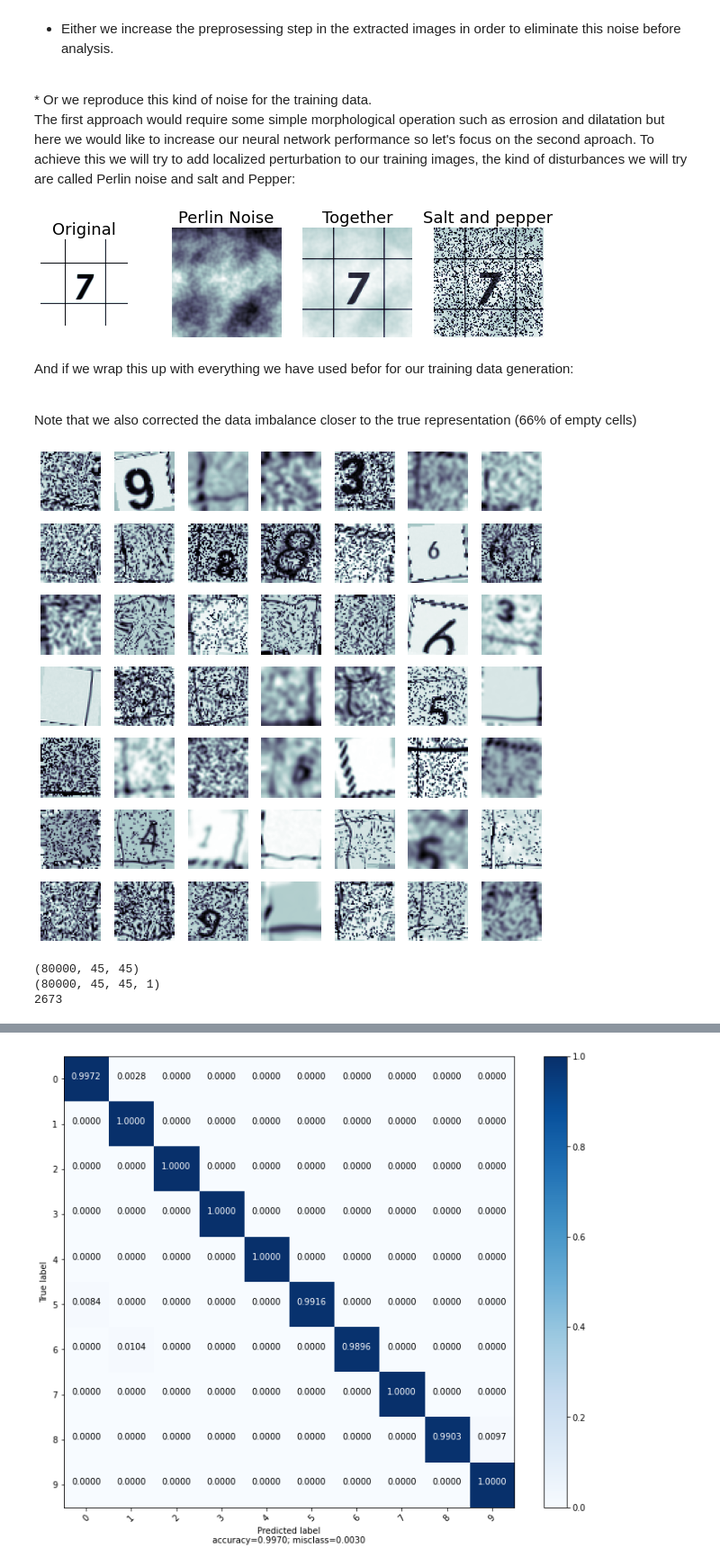
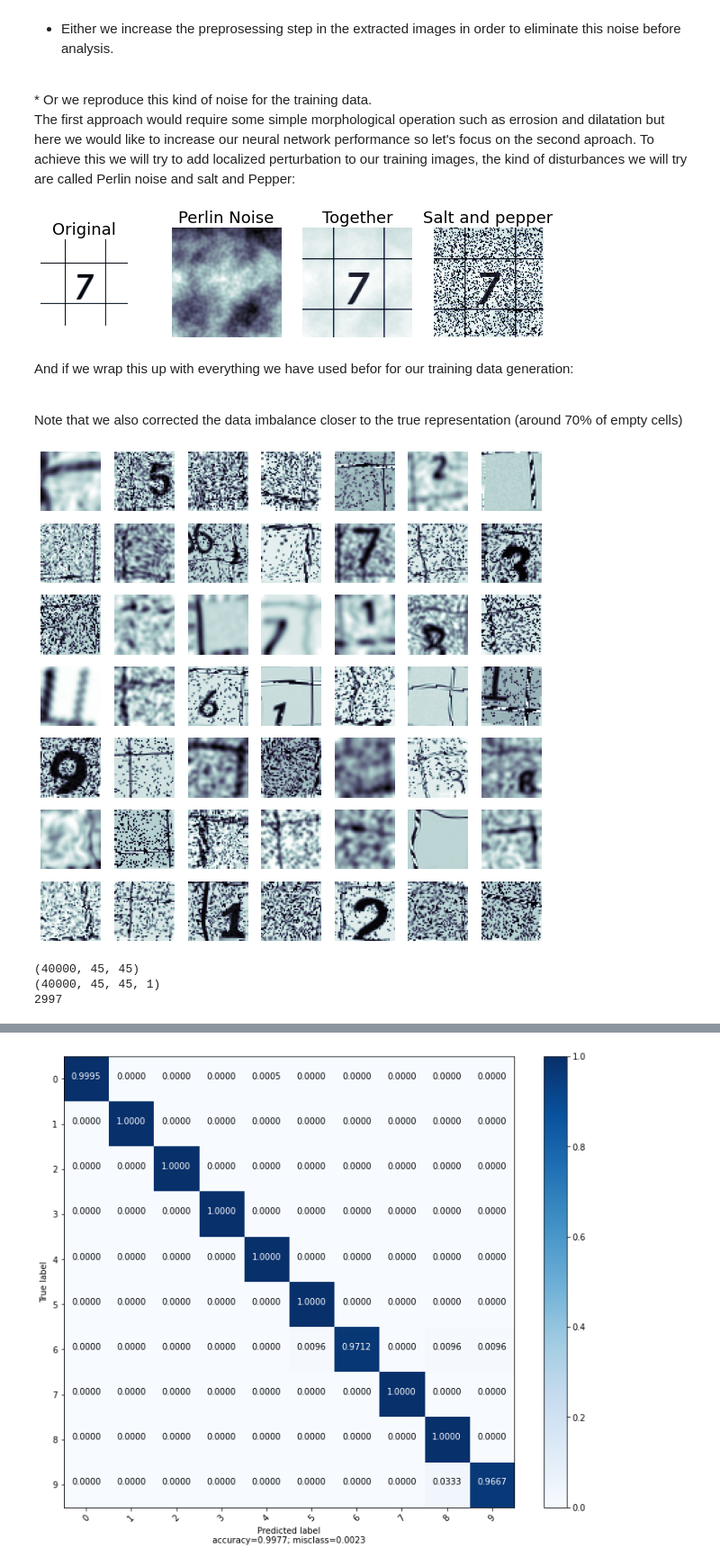
Before and after one commit to simonjuleseric2/Deep-learning-and-backtracking-sudoku, a Jupyter notebook: digit_generation&training.ipynb, the cells around one changed output, grey strips where cells are left out. Shown at 90% size. Drawn from its saved outputs; the diff is of its cells as text; code cells hidden in the pictures.

```diff
--- a/digit_generation&training.ipynb
+++ b/digit_generation&training.ipynb
@@ -179,8 +183,8 @@ def add_noise(img):
     return noisy.astype('uint8')
 
 def get_image_part(img, cell_size):
-    x=np.random.randint(19, 40)
-    y=np.random.randint(19, 40)
+    x=np.random.randint(12, 46)
+    y=np.random.randint(12, 46)
     img=img[x:x+cell_size, y:y+cell_size]
     return img
 
@@ -251,7 +255,7 @@ def create_data(length, list_of_font, threshold=True, consider_empty=True):
 list_of_font=glob.glob('font2/*.ttf')
 
 
-n=50000 #Number of image to generate
+n=36000 #Number of image to generate
 #n=50
 xx, yy=create_data(n, list_of_font, False)
 # %% [markdown]
@@ -286,9 +290,9 @@ Model building and training:
 # %%
 
 #validation Data:
-yy_lab=np.load('data_npy/tot_labels33.npy')
+yy_lab=np.load('data_npy/tot_labels37.npy')
 y_test=np.array(yy_lab)
-x_test=np.load('data_npy/tot_img33.npy')
+x_test=np.load('data_npy/tot_img37.npy')
 
 num_classes=10
 #y_test = keras.utils.to_categorical(yy_lab, num_classes)
@@ -451,9 +450,9 @@ Here we try to access how robust our model is in recognising cell images extract
 # %%
 #Load data from real sudoku grids:
 
-yy_lab=np.load('data_npy/tot_labels33.npy')
+yy_lab=np.load('data_npy/tot_labels37.npy')
 yy_lab=np.array(yy_lab)
-raw_img=np.load('data_npy/tot_img33.npy')
+raw_img=np.load('data_npy/tot_img37.npy')
 xx_1=raw_img
 # %%
 y_x = keras.utils.to_categorical(yy_lab, num_classes)
@@ -753,12 +746,13 @@ plt.axis('off')
 plt.savefig('plots/added_noise2.png' , bbox_inches='tight')
 plt.show()
 # %% [output]
-[figure, old version]
+[figure, new version]
 # %% [markdown]
 And if we wrap this up with everything we have used befor for our training data generation:
 
 <br>
-Note that we also corrected the data imbalance closer to the true representation (66% of empty cells)
+Note that we also corrected the data imbalance closer to the true representation (around 70% of empty cells)
+<br>
 # %%
 
 def perlin_noise(img):
@@ -802,7 +796,7 @@ def salt_pepper(image):
 
     row,col = image.shape
     s_vs_p = np.random.randint(0, 9)/10
-    amount = np.random.randint(0, 6)/10
+    amount = np.random.randint(0, 5)/10
     out = np.copy(image)
         # Salt mode
     num_salt = np.ceil(amount * image.size * s_vs_p)
@@ -878,42 +872,44 @@ def create_data2(length, list_of_font, threshold=True, consider_empty=True):
         radii=lst_radius[np.random.randint(0, 5)]
 
         if np.random.random_sample()>0.6:
             img = cv2.GaussianBlur(img, (radii, radii), 0)
 
         img=elastic_transform(img, np.random.randint(0, 80), np.random.randint(5, 10), random_state=None)
 
         x_img[i, :, :]=img
         #plt.imshow(img, cmap='bone')
         #plt.show()
 
     return x_img, y_label
 
 
-n=80000 #Number of image to generate
+n=40000 #Number of image to generate
 #n=60
+list_of_font=glob.glob('font2/*.ttf')
+
 xx, yy=create_data2(n, list_of_font, False)
 
 f = plt.figure(figsize=(10,10))
 
 num_img=49
 n, m=int(np.sqrt(num_img)), int(np.sqrt(num_img))
 
 
 for i in range(1, num_img+1):
     f.add_subplot(n,m, i)
     plt.imshow(xx[i, :, :], cmap='bone')
     plt.axis('off')
 
-plt.savefig('plots/digits4.png' , bbox_inches='tight')
+#plt.savefig('plots/digits4.png' , bbox_inches='tight')
 plt.show()
 # %% [output]
-[figure, old version]
+[figure, new version]
 # %%
 
 #validation Data:
-yy_lab=np.load('data_npy/tot_labels33.npy')
+yy_lab=np.load('data_npy/tot_labels37.npy')
 y_test=np.array(yy_lab)
-x_test=np.load('data_npy/tot_img33.npy')
+x_test=np.load('data_npy/tot_img37.npy')
 
 num_classes=10
 #y_test = keras.utils.to_categorical(yy_lab, num_classes)
@@ -928,9 +924,9 @@ y_train = keras.utils.to_categorical(y_train, num_classes)
 y_test = keras.utils.to_categorical(y_test, num_classes)
 print(len(y_test))
 # %% [output]
-(80000, 45, 45)
-(80000, 45, 45, 1)
-2673
+(40000, 45, 45)
+(40000, 45, 45, 1)
+2997
 # %%
 cell_size=45
 batch_size = 128
```
Also changed, not shown: parts of 33 cells of this notebook, 14 other files.
